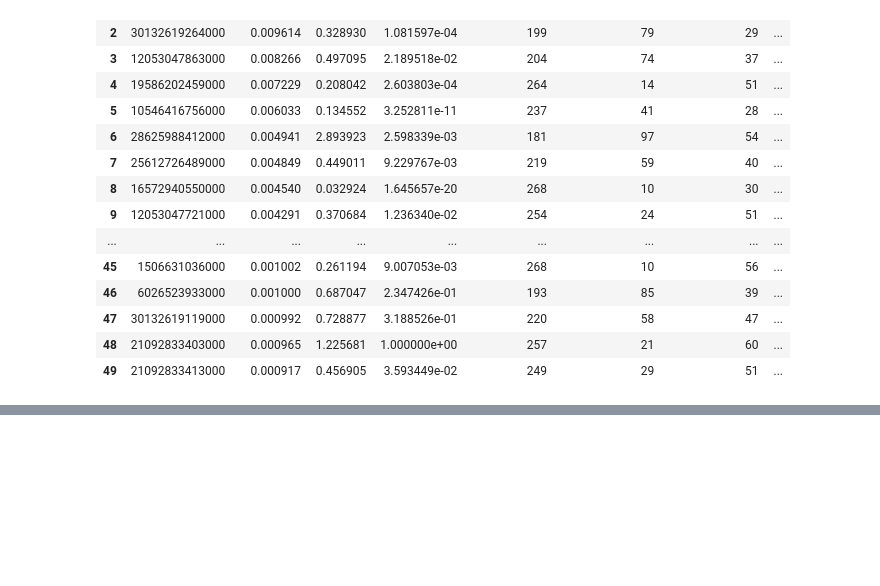
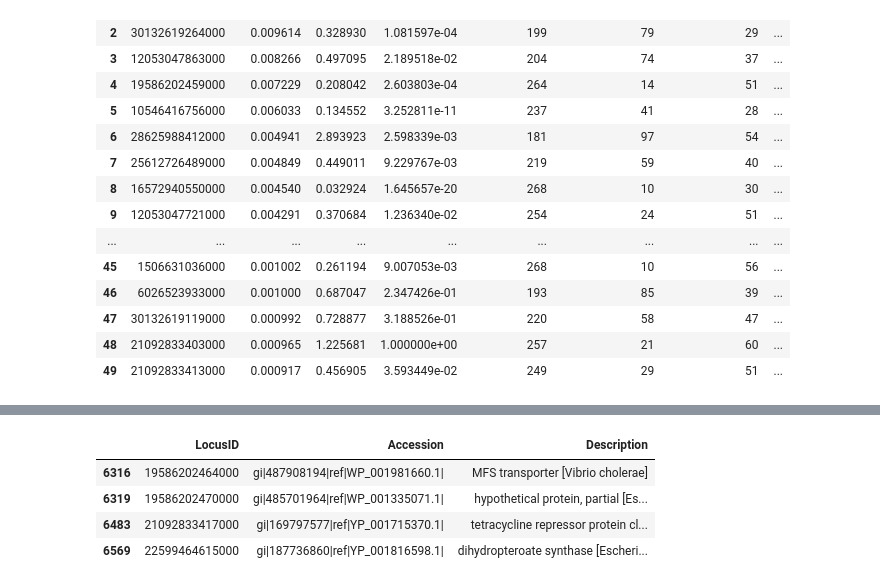
Before and after one commit to mwhitesi/pangamr, a Jupyter notebook: jupyter/pangenome_hyperopt.ipynb, the cells around one changed output, grey strips where cells are left out. Saved outputs shown, nothing was run; the diff lists cells and outputs as text; code cells hidden in the pictures; blank space fills up the shorter version.

```diff
--- a/jupyter/pangenome_hyperopt.ipynb
+++ b/jupyter/pangenome_hyperopt.ipynb
@@ -291,0 +413,8 @@ classify.bad_features('85569_dot_218', importances['xgboost'], X, y, locus_list,
+# %%
+annot[np.isin(annot.LocusID, ['22599464615000','19586202470000','19586202464000','21092833417000'])]
+# %% [output]
+|  | LocusID | Accession | Description |
+| 6316 | 19586202464000 | gi|487908194|ref|WP_001981660.1| | MFS transporter [Vibrio cholerae] |
+| 6319 | 19586202470000 | gi|485701964|ref|WP_001335071.1| | hypothetical protein, partial [Es... |
+| 6483 | 21092833417000 | gi|169797577|ref|YP_001715370.1| | tetracycline repressor protein cl... |
+| 6569 | 22599464615000 | gi|187736860|ref|YP_001816598.1| | dihydropteroate synthase [Escheri... |
```
Also changed, not shown: parts of 27 cells of this notebook, 16 other files.
